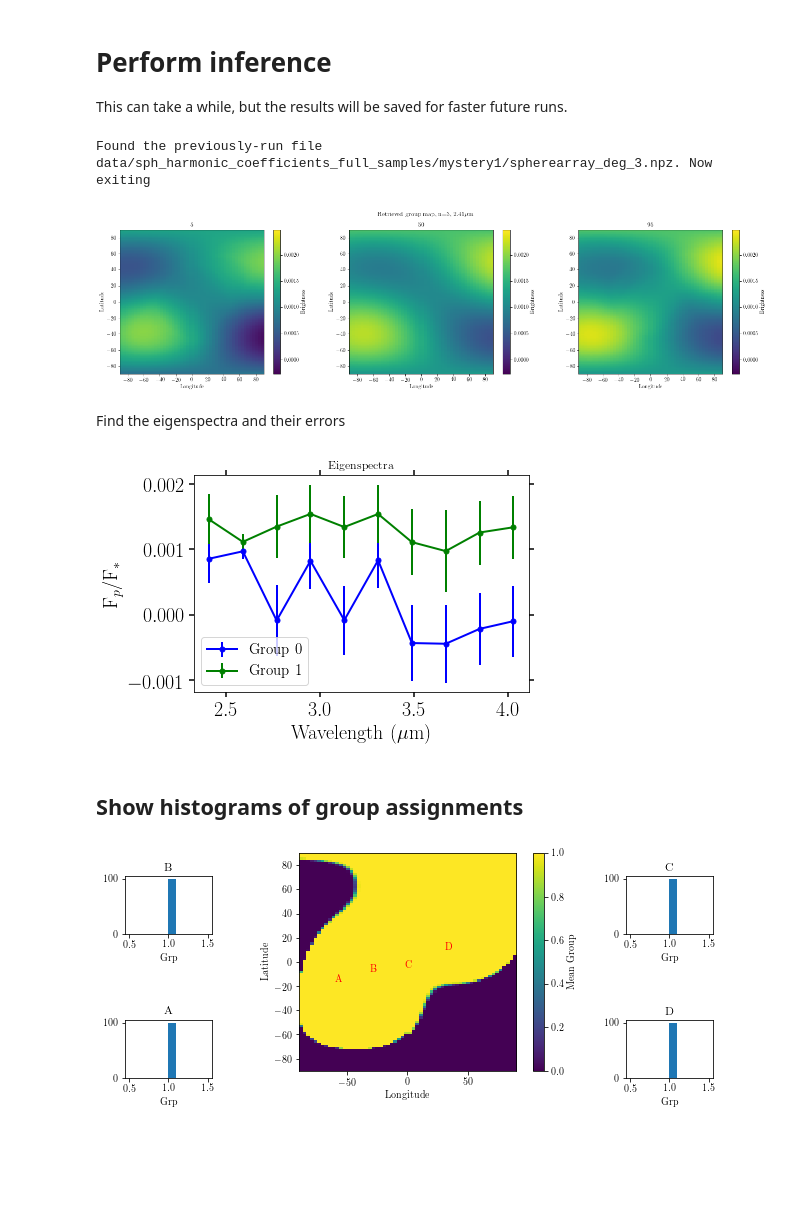
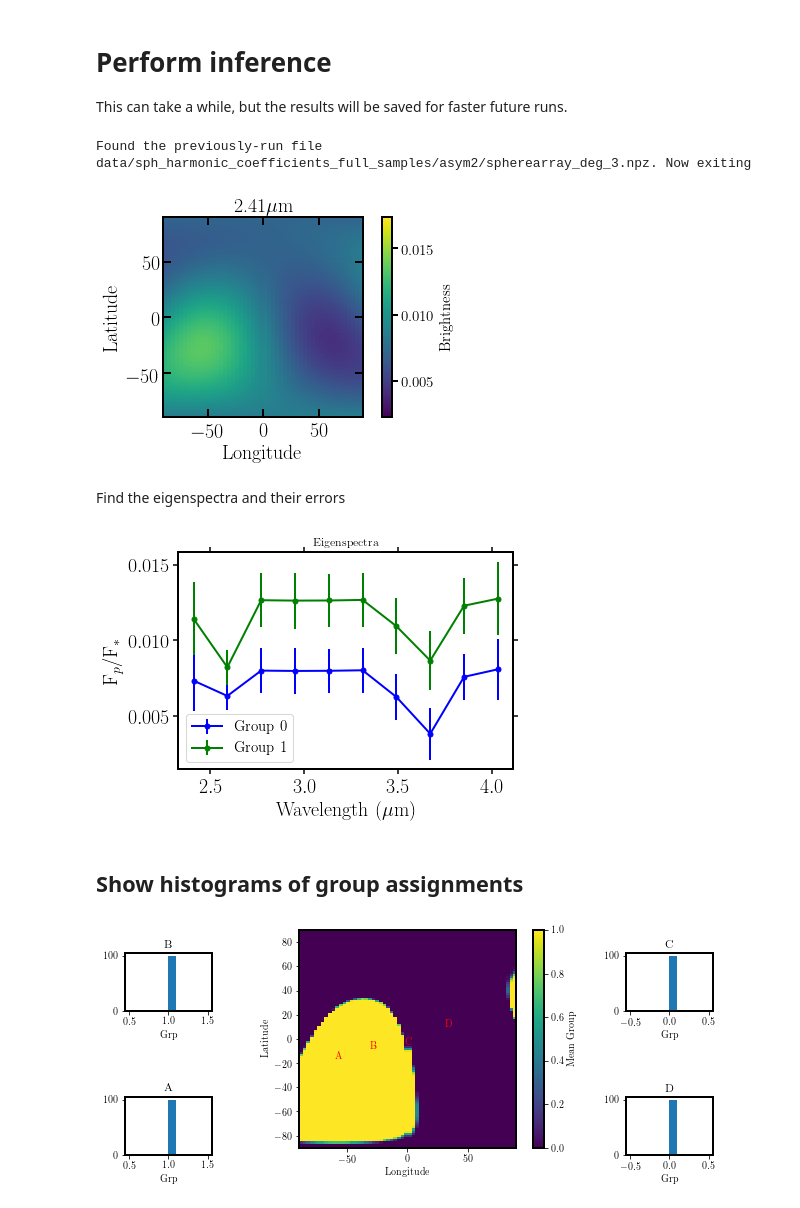
Before and after one commit to multidworlds/eigenspectra, a Jupyter notebook: master_clean.ipynb, the cells around one changed output. Drawn from its saved outputs; the diff is of its cells as text; code cells hidden in the pictures; blank space fills up the shorter version.

Commit message:
Changes to put eigencurve fitting in STARRY.

```diff
--- a/master_clean.ipynb
+++ b/master_clean.ipynb
@@ -7,7 +7,7 @@ import numpy as np
 import matplotlib.pyplot as p
 %matplotlib inline
 
-import eigencurves
+import eigencurves_starry
 import eigenmaps
 import kmeans
 import bin_eigenspectra
@@ -28,9 +28,10 @@ p.rc('text', usetex=True)
 p.rc('font', family='serif')
 
 import run_higher_sph_harm
-from eigensource import plot_utils
+from eigensource import plot_utils#_meganedited
+from eigensource import plot_utils_meganedited
 
 from importlib import import_module
 planet_name = 'HD189733b'
-model_name = "mystery1" #FINDME: name of the model to perform the fit from
+model_name = "asym2" #FINDME: name of the model to perform the fit from
 filename='data/input_lightcurves/'+model_name+'.npz' #FINDME: for the mystery maps, uncomment this line and skip directly to section "Perform Inference"
@@ -92,10 +95,10 @@ This can take a while, but the results will be saved for faster future runs.
 # %%
 ## Results are saved in data/sph_harmonic_coefficients_full_samples
 for oneOrd in np.arange(3,4): #FINDME: replace arange with degrees of spherical harmonics you want to create fits for
-    run_higher_sph_harm.run_lc_noise_and_fit(norder=oneOrd,usePath=filename,afew=2)
+    run_higher_sph_harm.run_lc_noise_and_fit(norder=oneOrd,usePath=filename,afew=4)
 #FINDME: afew=5 sets the number of eigencurves to include when fitting the maps.
 #Setting afew to an integer between 1 and 10 will fit for that number of eigencurves exactly.
-#If you set afew>10, the code will fit for the correct number of eigencurves based on the BIC.
+#If you set afew>2*(degree)^2, the code will fit for the correct number of eigencurves based on the BIC.
 #If you select to fit for the number of eigencurves, the code will print out how many eigencurves were used for each wavelength.
 #This routine saves a dictionary under the path data/sph_harmonic_coefficients_full_samples/modelname/spherearray_deg_oneOrd.npz
 #Dictionary contains the following keywords:
@@ -107,16 +110,16 @@ for oneOrd in np.arange(3,4): #FINDME: replace arange with degrees of spherical
 # 6. escoreList: Lists the eigencurves for each wavelength
 # 7. elc: Lists lightcurves corresponding to individual spherical harmonic terms (i.e. the input into the PCA to get the eigencurves; same for all wavelengths)
 # %% [output]
-Found the previously-run file data/sph_harmonic_coefficients_full_samples/mystery1/spherearray_deg_3.npz. Now exiting
+Found the previously-run file data/sph_harmonic_coefficients_full_samples/asym2/spherearray_deg_3.npz. Now exiting
 # %%
 dataDir='data/sph_harmonic_coefficients_full_samples/'+model_name+'/'
-waves, lats, lons = plot_utils.get_map_and_plot(waveInd=0,degree=3,dataDir=dataDir,isspider=False,saveName='mystery1_eigenbest')
+waves, lats, lons = plot_utils.get_map_and_plot(waveInd=0,degree=3,dataDir=dataDir,isspider=False,saveName='asym2_eigen4_starry')
 #FINDME: using a different waveInd will show maps at a different wavelength
 #using a different degree will show a fit with a different number of spherical harmonics
 #isspider=False uses Arthur's implementation of converting from lightcurves to maps (faster than the SPIDERMAN method and identical maps are produced)
 #The middle map (labeled 50th percentile map) shows the single best-fit map with the lowest chi-squared
 # %% [output]
-[figure, old version]
+[figure, new version]
 # %%
 test=np.load(filename)
 time=test['time']
@@ -134,9 +137,9 @@ eigenspectra_draws, kgroup_draws,uber_eigenlist, maps = plot_utils.find_groups(d
 # %% [markdown]
 Find the eigenspectra and their errors
 # %%
-kgroups = plot_utils.show_spectra_of_groups(eigenspectra_draws,kgroup_draws,uber_eigenlist,waves,degree=degree,saveName='mystery1_eigenbest')
+kgroups = plot_utils.show_spectra_of_groups(eigenspectra_draws,kgroup_draws,uber_eigenlist,waves,degree=degree,saveName='asym2_eigen4_starry')
 # %% [output]
-[figure, old version]
+[figure, new version]
 # %% [markdown]
 ## Show histograms of group assignments
 # %%
@@ -144,10 +147,10 @@ xLons= np.array([-60,-30,0,30]) * np.pi/180. #np.array([-50,-8,40,59])
 xLats= np.array([-18,-9,-4,10]) * np.pi/180. #np.array([40,-10, 0,-59])
 # xLons= np.array([-30]) * np.pi/180.
 # xLats= np.array([45]) * np.pi/180.
-saveName = 'plots/mystery1_eigenbest_deg_{}_grp_{}.pdf'.format(degree,ngroups) #FINDME: change name to save under different filename
+saveName = 'plots/asym2_eigen4_starry_deg_{}_grp_{}.pdf'.format(degree,ngroups) #FINDME: change name to save under different filename
 eigenmaps.show_group_histos(kgroups,lons,lats,kgroup_draws,
                             xLons=xLons,xLats=xLats,
                             saveName=saveName)
 # %% [output]
-[figure, old version]
+[figure, new version]
 # %%
```
Also changed, not shown: parts of 3 cells of this notebook, 4 other files.
